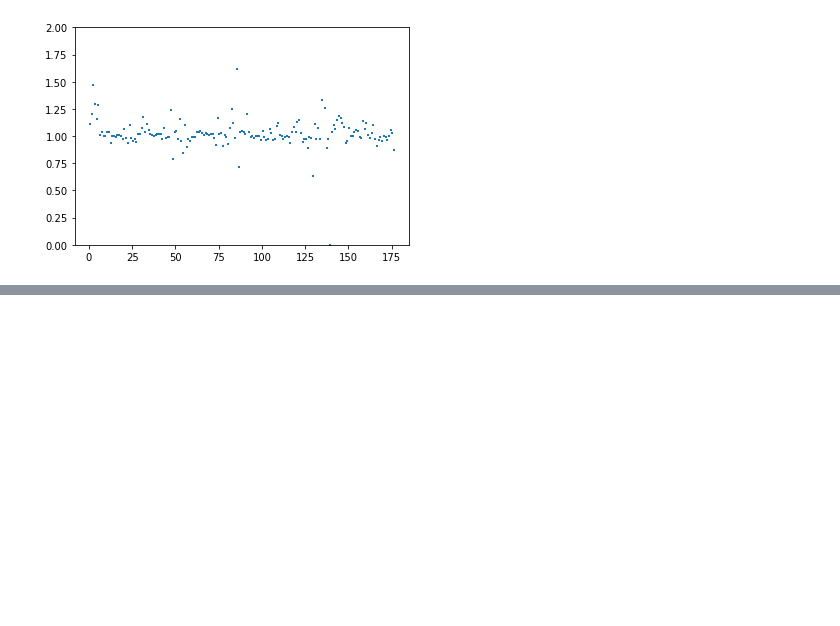
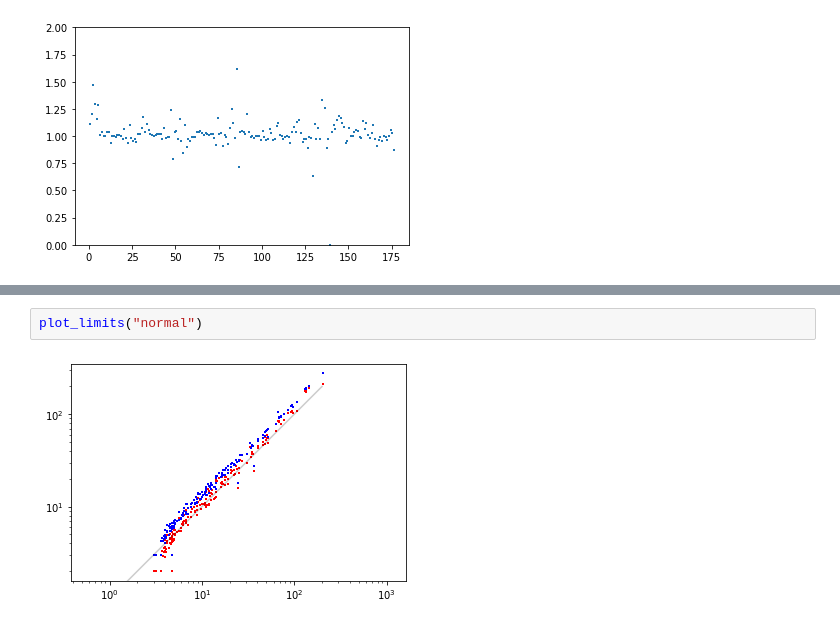
Before and after one commit to Rupt/interval-evidence, a Jupyter notebook: validation_frame.ipynb, the cells around one changed output, grey strips where cells are left out. Saved outputs shown, nothing was run; the diff lists cells and outputs as text; blank space fills up the shorter version.

```diff
--- a/validation_frame.ipynb
+++ b/validation_frame.ipynb
@@ -280,0 +340,4 @@ plot_limits_mcmc()
+# %%
+plot_limits("normal")
+# %% [output]
+[figure, added]
```
Also changed, not shown: parts of 18 cells of this notebook, 3 other files.
